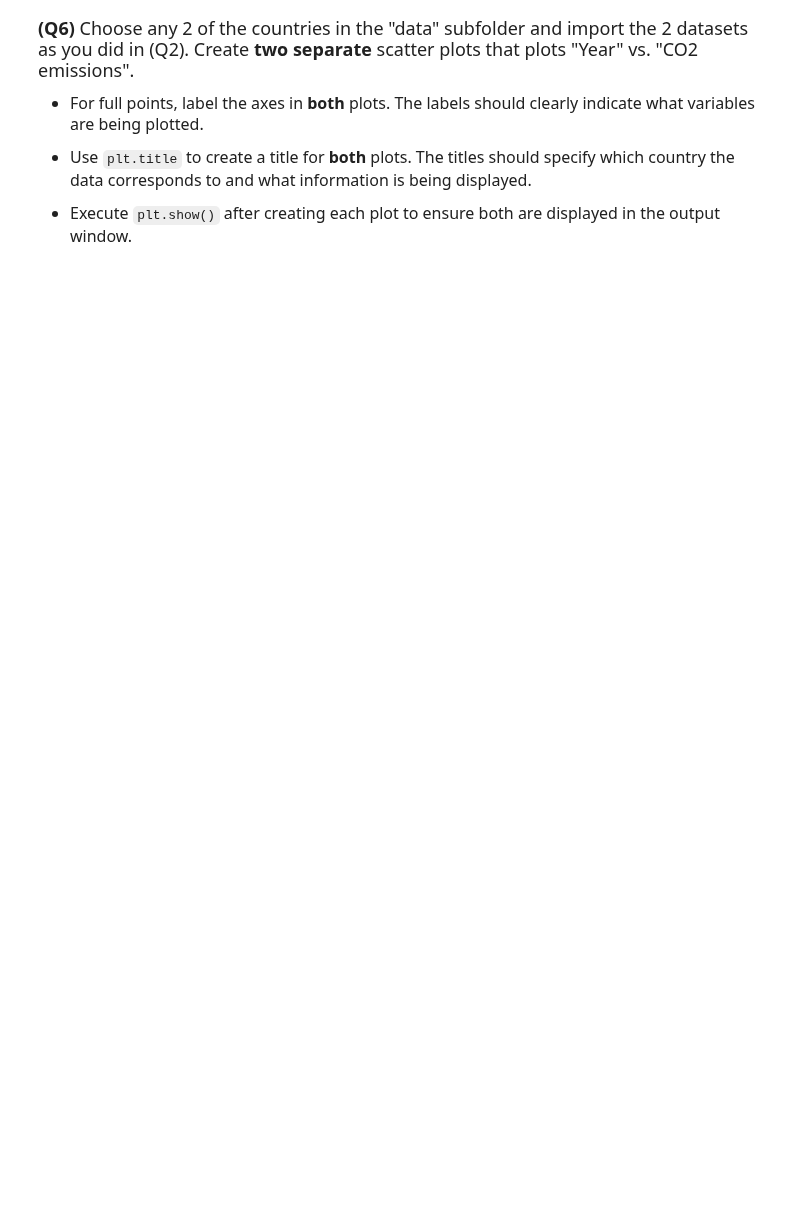
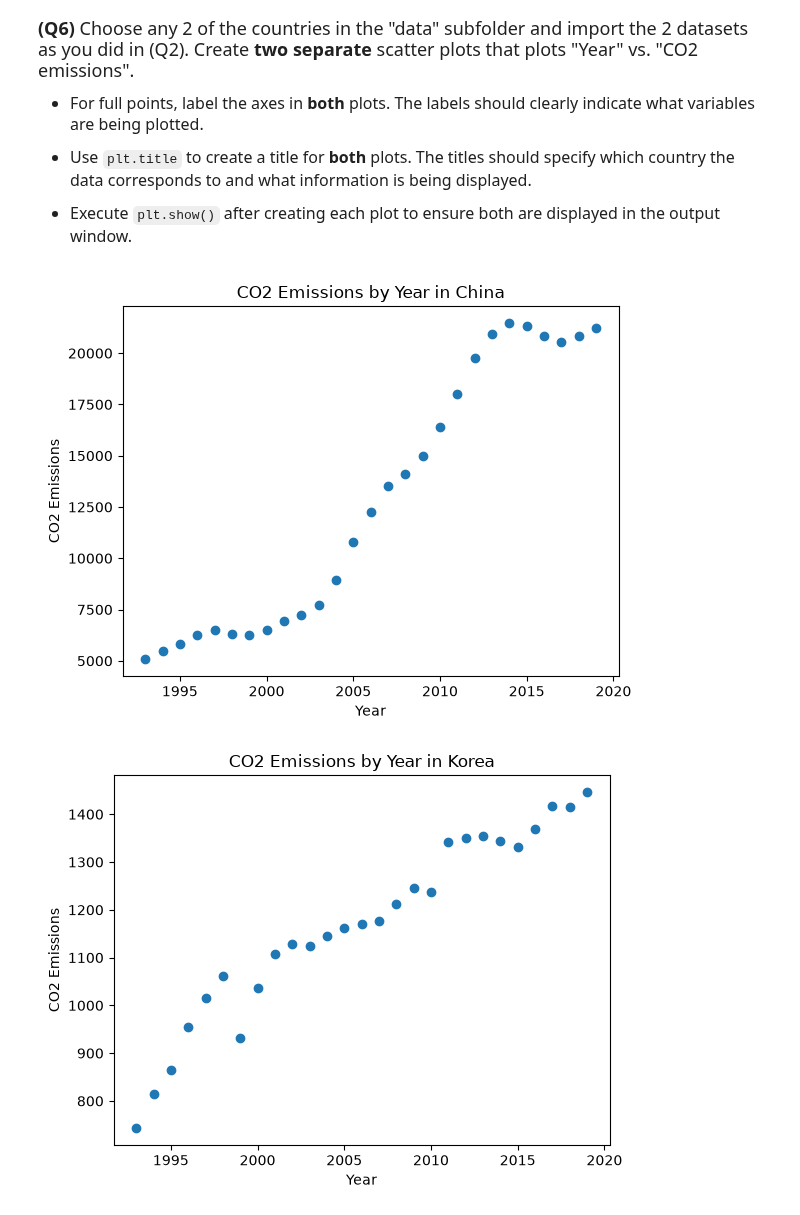
Before and after one commit to elaine928/datasci151fall2026, a Jupyter notebook: _assignments/assignment_2/Assignment2.ipynb, the cells around one changed output. Saved outputs shown, nothing was run; the diff lists cells and outputs as text; code cells hidden in the pictures; blank space fills up the shorter version.

```diff
--- a/_assignments/assignment_2/Assignment2.ipynb
+++ b/_assignments/assignment_2/Assignment2.ipynb
@@ -118,0 +151,19 @@ us_emissions["CO2_emission"].describe()
+# %%
+# Write your answer
+china_emissions = pd.read_csv("data/china_emission.csv")
+korea_emissions = pd.read_csv("data/korea_emission.csv")
+
+plt.scatter(china_emissions["Year"], china_emissions["CO2_emission"])
+plt.xlabel("Year")
+plt.ylabel("CO2 Emissions")
+plt.title("CO2 Emissions by Year in China")
+plt.show()
+
+plt.scatter(korea_emissions["Year"], korea_emissions["CO2_emission"])
+plt.xlabel("Year")
+plt.ylabel("CO2 Emissions")
+plt.title("CO2 Emissions by Year in Korea")
+plt.show()
+# %% [output]
+[figure, added]
+[figure, added]
```
Also changed, not shown: parts of 8 cells of this notebook, 12 other files.
